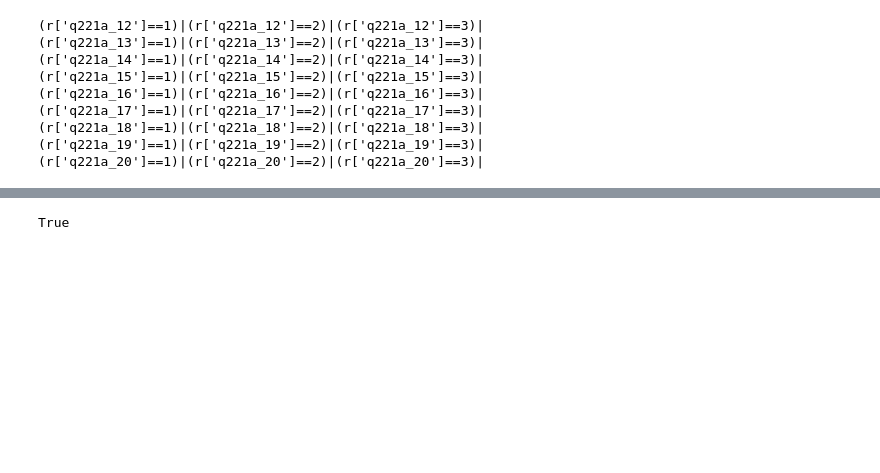
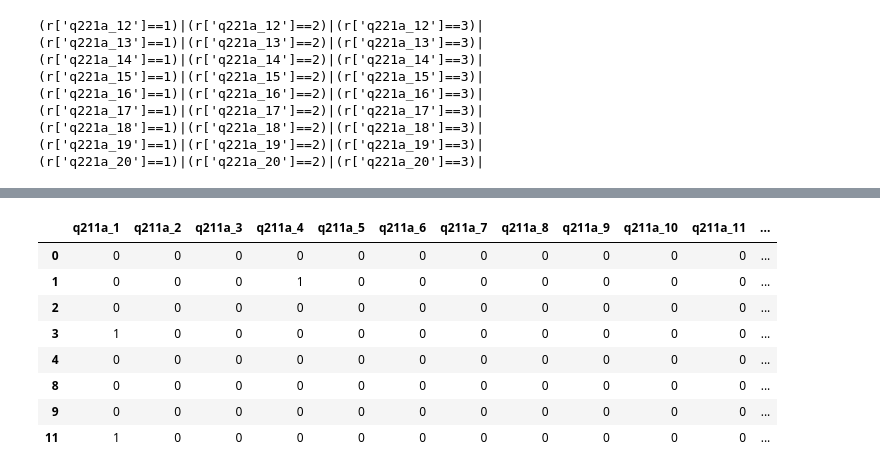
Before and after one commit to thatjohnguy/afidep-deep-learning-project, a Jupyter notebook: teamup_profile_generator.ipynb, the cells around one changed output, grey strips where cells are left out. Saved outputs shown, nothing was run; the diff lists cells and outputs as text; code cells hidden in the pictures; blank space fills up the shorter version.

```diff
--- a/teamup_profile_generator.ipynb
+++ b/teamup_profile_generator.ipynb
@@ -886,4 +1226,4 @@ True
 # %%
-True | False | False
+df_m=stoppers.merge(switchers,how="left",indicator=True)
-# %% [output]
-True
+# %%
+df_m=df_m.loc[df_m['_merge']=='both']
@@ -889,0 +1236,12 @@ True
+# %%
+df_m
+# %% [output]
+|  | q211a_1 | q211a_2 | q211a_3 | q211a_4 | q211a_5 | q211a_6 | q211a_7 | q211a_8 | q211a_9 | q211a_10 | q211a_11 | ... |
+| 0 | 0 | 0 | 0 | 0 | 0 | 0 | 0 | 0 | 0 | 0 | 0 | ... |
+| 1 | 0 | 0 | 0 | 1 | 0 | 0 | 0 | 0 | 0 | 0 | 0 | ... |
+| 2 | 0 | 0 | 0 | 0 | 0 | 0 | 0 | 0 | 0 | 0 | 0 | ... |
+| 3 | 1 | 0 | 0 | 0 | 0 | 0 | 0 | 0 | 0 | 0 | 0 | ... |
+| 4 | 0 | 0 | 0 | 0 | 0 | 0 | 0 | 0 | 0 | 0 | 0 | ... |
+| 8 | 0 | 0 | 0 | 0 | 0 | 0 | 0 | 0 | 0 | 0 | 0 | ... |
+| 9 | 0 | 0 | 0 | 0 | 0 | 0 | 0 | 0 | 0 | 0 | 0 | ... |
+| 11 | 1 | 0 | 0 | 0 | 0 | 0 | 0 | 0 | 0 | 0 | 0 | ... |
```
Also changed, not shown: parts of 8 cells of this notebook.
